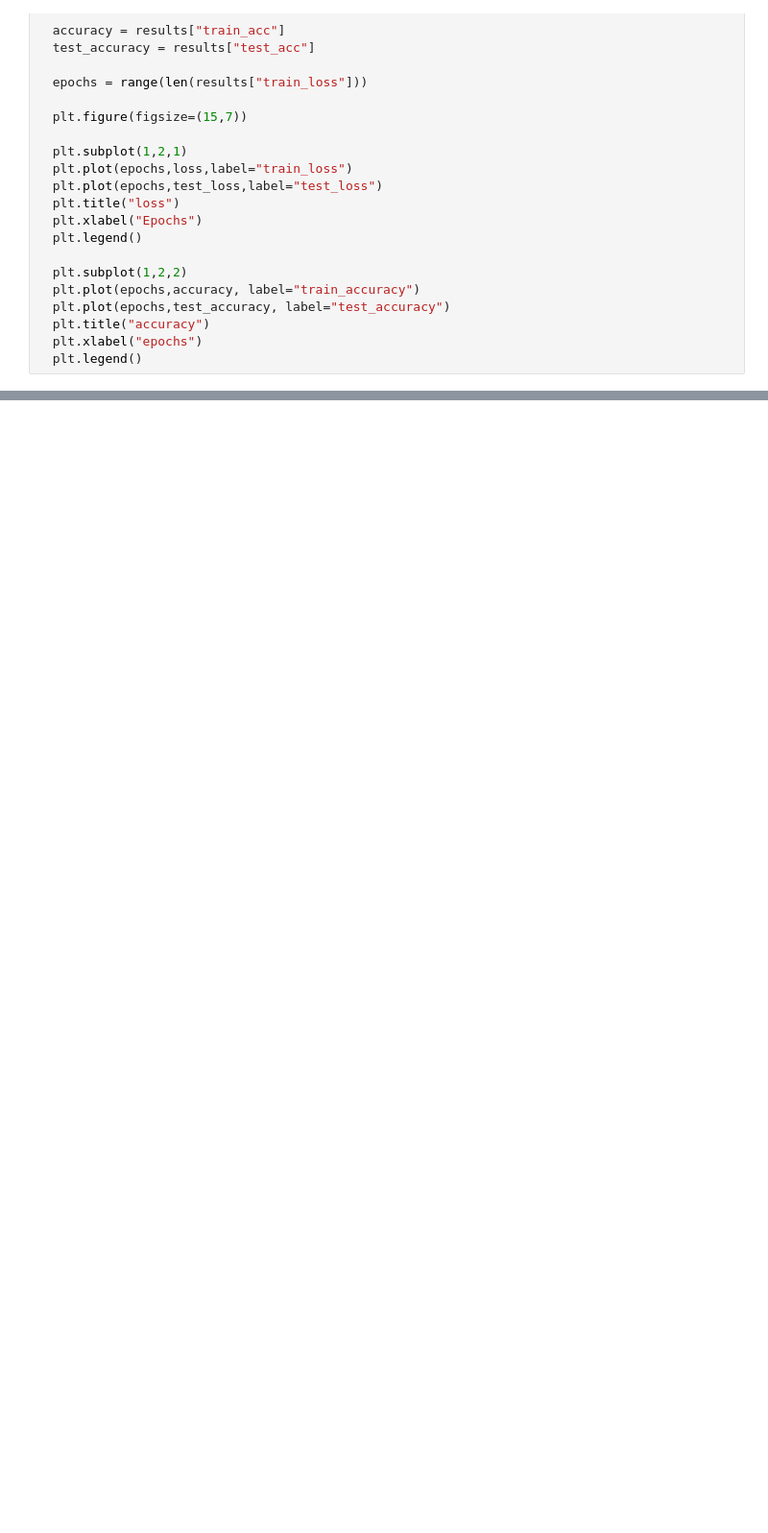
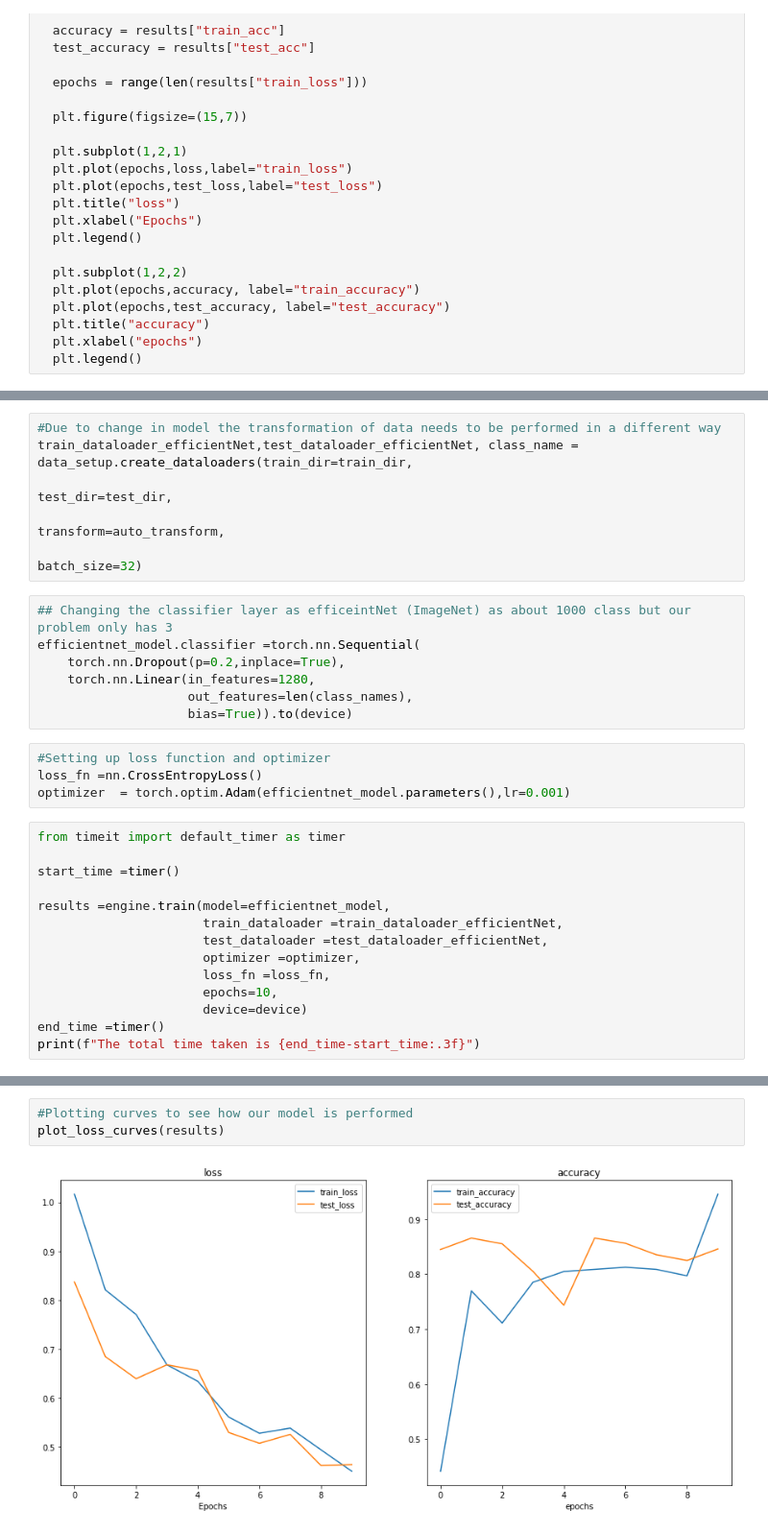
Before and after one commit to aryanVanaik/ImageClassification, a Jupyter notebook: Image_Classification.ipynb, the cells around one changed output, grey strips where cells are left out. Shown: that part at 96% size. Cells and saved outputs as stored; diff of their text form; blank space fills up the shorter version.

```diff
--- a/Image_Classification.ipynb
+++ b/Image_Classification.ipynb
@@ -327,0 +456,31 @@ plot_loss_curves(model_0_results)
+# %%
+#Due to change in model the transformation of data needs to be performed in a different way
+train_dataloader_efficientNet,test_dataloader_efficientNet, class_name = data_setup.create_dataloaders(train_dir=train_dir,
+                                                                                                       test_dir=test_dir,
+                                                                                                       transform=auto_transform,
+                                                                                                       batch_size=32)
+# %%
+## Changing the classifier layer as efficeintNet (ImageNet) as about 1000 class but our problem only has 3
+efficientnet_model.classifier =torch.nn.Sequential(
+    torch.nn.Dropout(p=0.2,inplace=True),
+    torch.nn.Linear(in_features=1280,
+                    out_features=len(class_names),
+                    bias=True)).to(device)
+# %%
+#Setting up loss function and optimizer
+loss_fn =nn.CrossEntropyLoss()
+optimizer  = torch.optim.Adam(efficientnet_model.parameters(),lr=0.001)
+# %%
+from timeit import default_timer as timer
+
+start_time =timer()
+
+results =engine.train(model=efficientnet_model,
+                      train_dataloader =train_dataloader_efficientNet,
+                      test_dataloader =test_dataloader_efficientNet,
+                      optimizer =optimizer,
+                      loss_fn =loss_fn,
+                      epochs=10,
+                      device=device)
+end_time =timer()
+print(f"The total time taken is {end_time-start_time:.3f}")
@@ -327,0 +499,5 @@ plot_loss_curves(model_0_results)
+# %%
+#Plotting curves to see how our model is performed
+plot_loss_curves(results)
+# %% [output]
+[figure, added]
```
Also changed, not shown: parts of 21 cells of this notebook.
